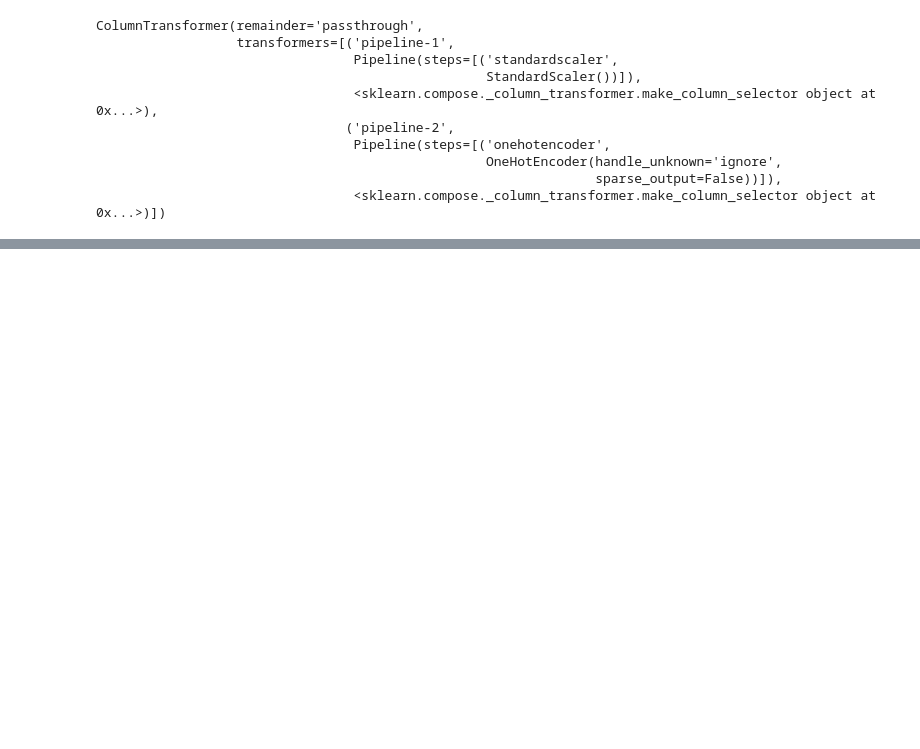
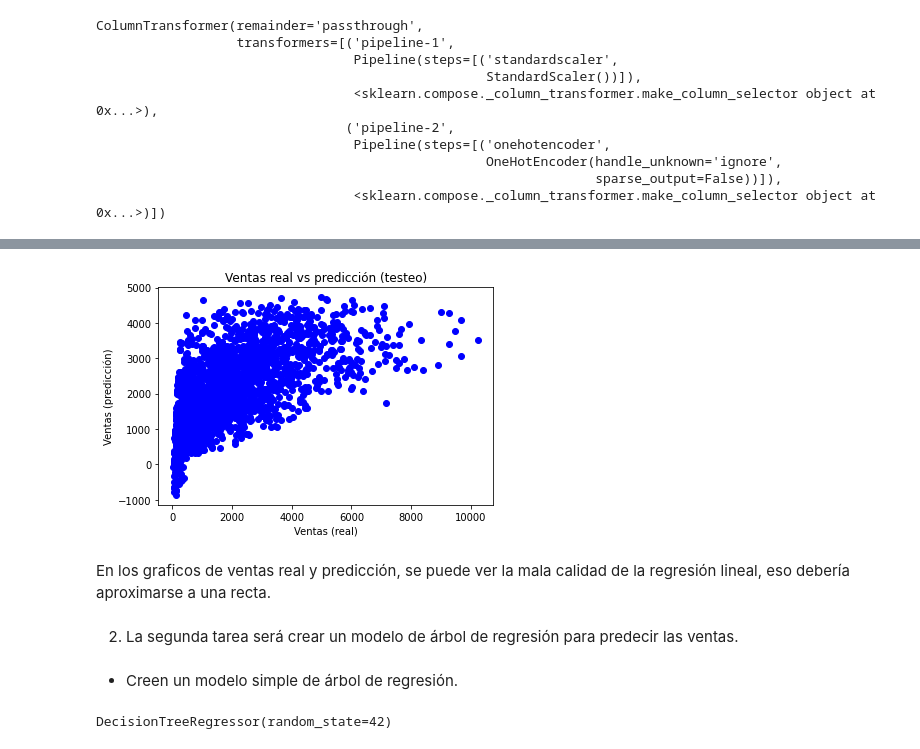
Before and after one commit to SAULIZA/prediccion_de_ventas, a Jupyter notebook: Prediccion_de_ventas.ipynb, the cells around one changed output, grey strips where cells are left out. Saved outputs shown, nothing was run; the diff lists cells and outputs as text; code cells hidden in the pictures; blank space fills up the shorter version.

```diff
--- a/Prediccion_de_ventas.ipynb
+++ b/Prediccion_de_ventas.ipynb
@@ -224,0 +340,14 @@ y las 2 últimas corresponden a Outlet_Location_Type y Outlet_Type
+# %%
+plt.scatter(y_test, X_test_preds_linearReg, c = "b", ) # hace un plot scatter de y vs x
+plt.title("Ventas real vs predicción (testeo)")
+plt.xlabel("Ventas (real)") #coloca leyenda en los ejes
+plt.ylabel("Ventas (predicción)")
+plt.savefig("linear_regression.png", dpi = 300) #guarda la imagen;
+# %% [output]
+[figure, added]
+# %% [markdown]
+En los graficos de ventas real y predicción, se puede ver la mala calidad de la regresión lineal, eso debería aproximarse a una recta.
+# %% [markdown]
+2. La segunda tarea será crear un modelo de árbol de regresión para predecir las ventas.
+# %% [markdown]
+* Creen un modelo simple de árbol de regresión.
@@ -224,0 +360,5 @@ y las 2 últimas corresponden a Outlet_Location_Type y Outlet_Type
+# %%
+#ajustamos el modelo a los datos de entrenamiento
+dec_tree.fit(X_train_processed_df, y_train)
+# %% [output]
+DecisionTreeRegressor(random_state=42)
```
Also changed, not shown: parts of 53 cells of this notebook.
